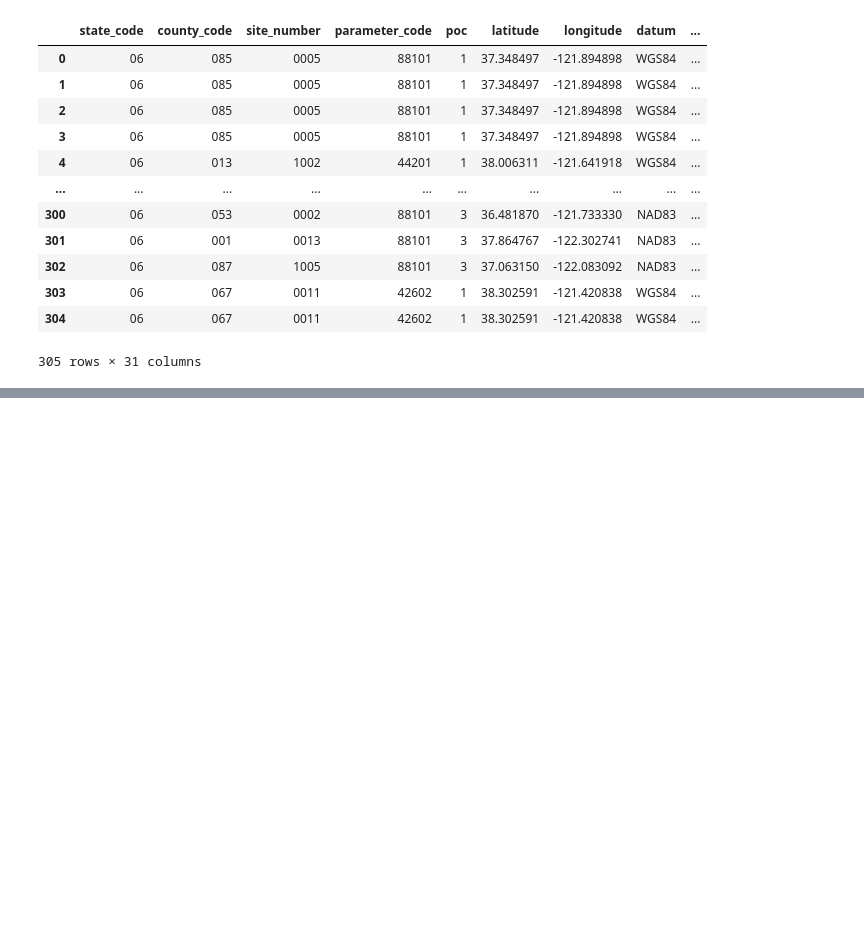
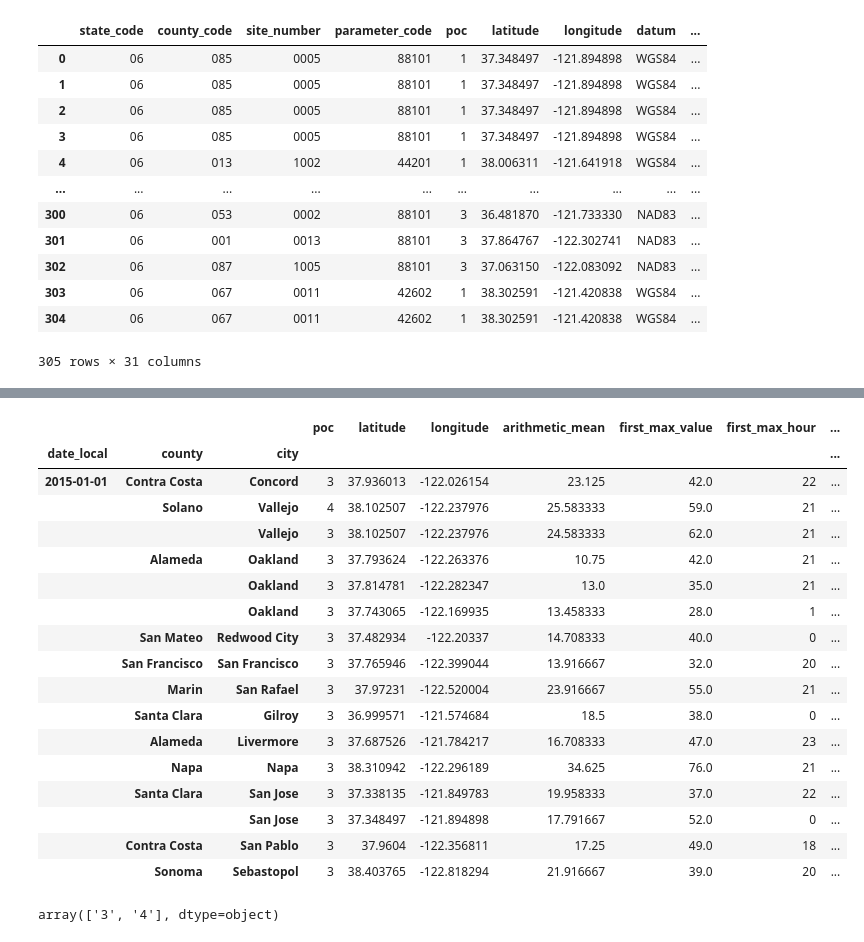
Before and after one commit to siawayforward/DS4A-group-project, a Jupyter notebook: dataset-details-aqs.ipynb, the cells around one changed output, grey strips where cells are left out. Saved outputs shown, nothing was run; the diff lists cells and outputs as text; code cells hidden in the pictures; blank space fills up the shorter version.

Commit message:
cleaning the original dataset from scraping the Air Quality System

```diff
--- a/dataset-details-aqs.ipynb
+++ b/dataset-details-aqs.ipynb
@@ -163,0 +305,7 @@ df
+# %%
+# exclude the parameters (pollutants) that are not pm 2.5
+# df_15_20_BA['parameter'].unique()
+df_15_20_BA = df_15_20_BA.where(df_15_20_BA['parameter'] == 'PM2.5 - Local Conditions').dropna(subset=['parameter'])
+# %%
+
+df_clean = df_15_20_BA.drop(columns=columns_to_drop)
@@ -163,0 +352,4 @@ df
+# %%
+# drop the polluntant standard, parameter, aqi (they will all be NaN), and remove the duplicates
+df_cleanest = df_clean.drop(columns=['pollutant_standard', 'parameter', 'aqi']).drop_duplicates()
+df_cleanest.head(16)
@@ -163,0 +374,33 @@ df
+# %%
+# filter out the 24 hour data and keep the 1 hour data that has the max values of the day
+df_cleanest = df_cleanest.where(df_cleanest['sample_duration'] == '1 HOUR').dropna(subset=['sample_duration'])
+
+# drop the sample_duration since, it is all the same
+df_cleanest.drop(columns=['sample_duration'], inplace=True)
+# df_cleanest.head(16)
+# %%
+df_cleanest.set_index(['date_local', 'county', 'city']).head(16)
+# %% [output]
+|  |  |  | poc | latitude | longitude | arithmetic_mean | first_max_value | first_max_hour | ... |
+| date_local | county | city |  |  |  |  |  |  | ... |
+| 2015-01-01 | Contra Costa | Concord | 3 | 37.936013 | -122.026154 | 23.125 | 42.0 | 22 | ... |
+|  | Solano | Vallejo | 4 | 38.102507 | -122.237976 | 25.583333 | 59.0 | 21 | ... |
+|  |  | Vallejo | 3 | 38.102507 | -122.237976 | 24.583333 | 62.0 | 21 | ... |
+|  | Alameda | Oakland | 3 | 37.793624 | -122.263376 | 10.75 | 42.0 | 21 | ... |
+|  |  | Oakland | 3 | 37.814781 | -122.282347 | 13.0 | 35.0 | 21 | ... |
+|  |  | Oakland | 3 | 37.743065 | -122.169935 | 13.458333 | 28.0 | 1 | ... |
+|  | San Mateo | Redwood City | 3 | 37.482934 | -122.20337 | 14.708333 | 40.0 | 0 | ... |
+|  | San Francisco | San Francisco | 3 | 37.765946 | -122.399044 | 13.916667 | 32.0 | 20 | ... |
+|  | Marin | San Rafael | 3 | 37.97231 | -122.520004 | 23.916667 | 55.0 | 21 | ... |
+|  | Santa Clara | Gilroy | 3 | 36.999571 | -121.574684 | 18.5 | 38.0 | 0 | ... |
+|  | Alameda | Livermore | 3 | 37.687526 | -121.784217 | 16.708333 | 47.0 | 23 | ... |
+|  | Napa | Napa | 3 | 38.310942 | -122.296189 | 34.625 | 76.0 | 21 | ... |
+|  | Santa Clara | San Jose | 3 | 37.338135 | -121.849783 | 19.958333 | 37.0 | 22 | ... |
+|  |  | San Jose | 3 | 37.348497 | -121.894898 | 17.791667 | 52.0 | 0 | ... |
+|  | Contra Costa | San Pablo | 3 | 37.9604 | -122.356811 | 17.25 | 49.0 | 18 | ... |
+|  | Sonoma | Sebastopol | 3 | 38.403765 | -122.818294 | 21.916667 | 39.0 | 20 | ... |
+# %%
+# should we do something about the poc column?
+df_cleanest['poc'].unique()
+# %% [output]
+array(['3', '4'], dtype=object)
```
Also changed, not shown: parts of 42 cells of this notebook.
